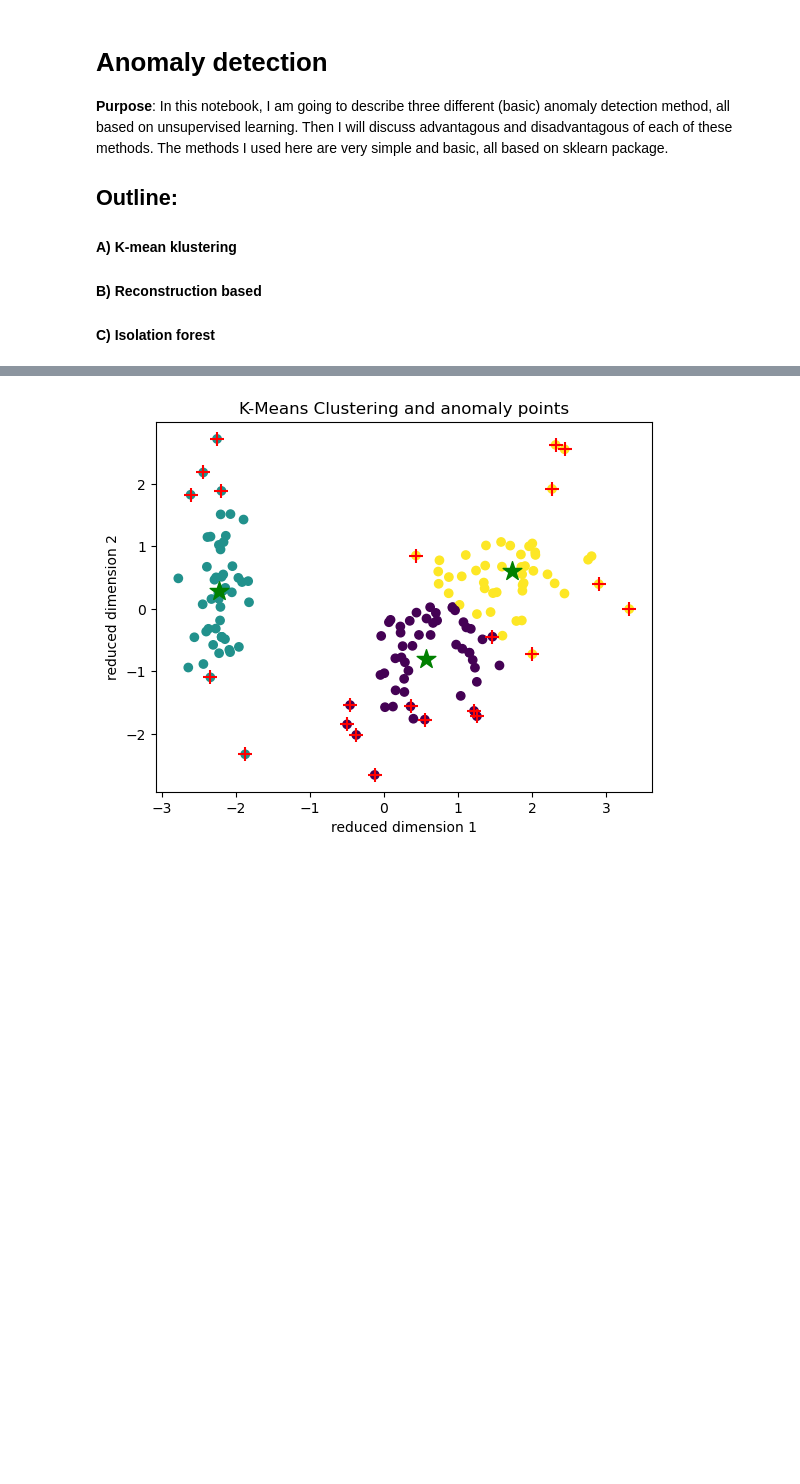
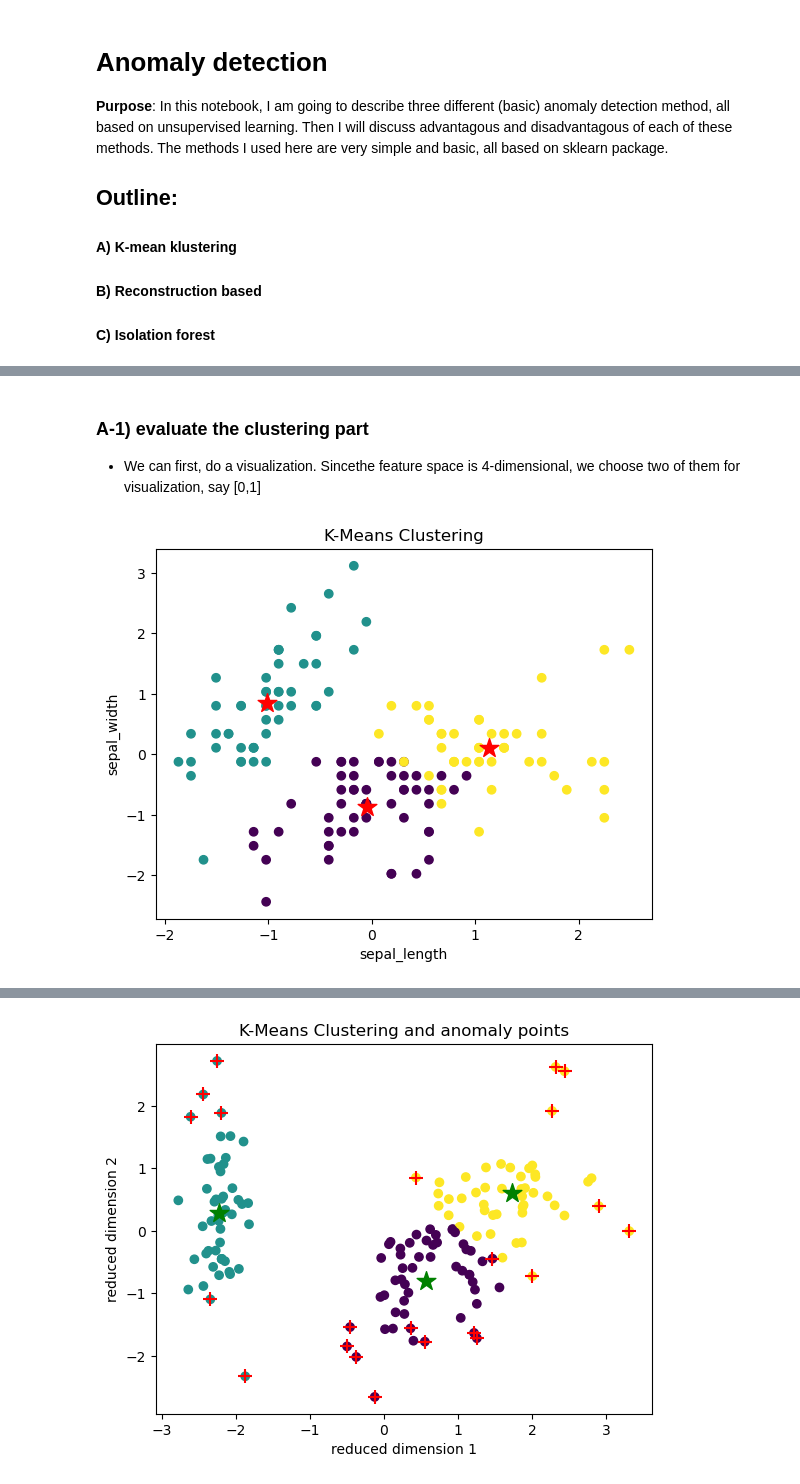
Before and after one commit to Fariborz-P/My-personal-works, a Jupyter notebook: Anomaly detector/Notebok/unsupervised.ipynb, the cells around one changed output, grey strips where cells are left out. Drawn from its saved outputs; the diff is of its cells as text; code cells hidden in the pictures; blank space fills up the shorter version.

Commit message:
Anomaly detector updated with focus on K-mean method

```diff
--- a/Anomaly detector/Notebok/unsupervised.ipynb
+++ b/Anomaly detector/Notebok/unsupervised.ipynb
@@ -25,5 +30,8 @@ data_path='../data/'
 # %%
 def do_clustering(df:pd.DataFrame,n_clusters:int):
+    """
+    Summary: get the data and number of clusters, return the k-means clustering. we use two features of this method: labels_ and cluster_centers_
+    """
     data=df.copy()
     kmeans = KMeans(n_clusters=n_clusters, random_state=42)
     kmeans.fit(data)
@@ -78,10 +86,10 @@ def find_anomaly(data:pd.DataFrame,kmeans,threshold:float=1):
 
 
 
-def anomaly_plot_pca(data:pd.DataFrame,centroids:np.ndarray,anomalies:list):
+def anomaly_plot_pca(data:pd.DataFrame,kmeans,anomalies:list):
     pca = PCA(n_components=2)
     data_reduced = pca.fit_transform(data)
-    centroids_reduced = pca.transform(centroids)
+    centroids_reduced = pca.transform(kmeans.cluster_centers_)
     plt.scatter(data_reduced[:, 0], data_reduced[:, 1], c=kmeans.labels_, cmap='viridis')
     plt.scatter(centroids_reduced[:, 0], centroids_reduced[:, 1], marker='*', c='green', s=200)
     plt.scatter(data_reduced[anomalies, 0], data_reduced[anomalies, 1], marker='+', c='red', s=100)
@@ -89,3 +97,18 @@ def anomaly_plot_pca(data:pd.DataFrame,centroids:np.ndarray,anomalies:list):
     plt.ylabel('reduced dimension 2')
     plt.title('K-Means Clustering and anomaly points')
     plt.show()
+# %% [markdown]
+### A-1) evaluate the clustering part
+
+* We can first, do a visualization. Sincethe feature space is 4-dimensional, we choose two of them for visualization, say [0,1]
+# %%
+df=pd.read_csv('../data/IRIS.csv')
+target='species'
+features=df.drop(columns=[target]).columns.tolist()
+scaler=StandardScaler()
+df_scaled=pd.DataFrame(columns=features,index=df.index)
+df_scaled[features]=scaler.fit_transform(df[features])
+kmeans=do_clustering(df=df_scaled,n_clusters=3)
+plot_clusters(data=df_scaled,feature_num=[0,1],model=kmeans)
+# %% [output]
+[figure, added]
```
Also changed, not shown: parts of 11 cells of this notebook, 1 other file.
